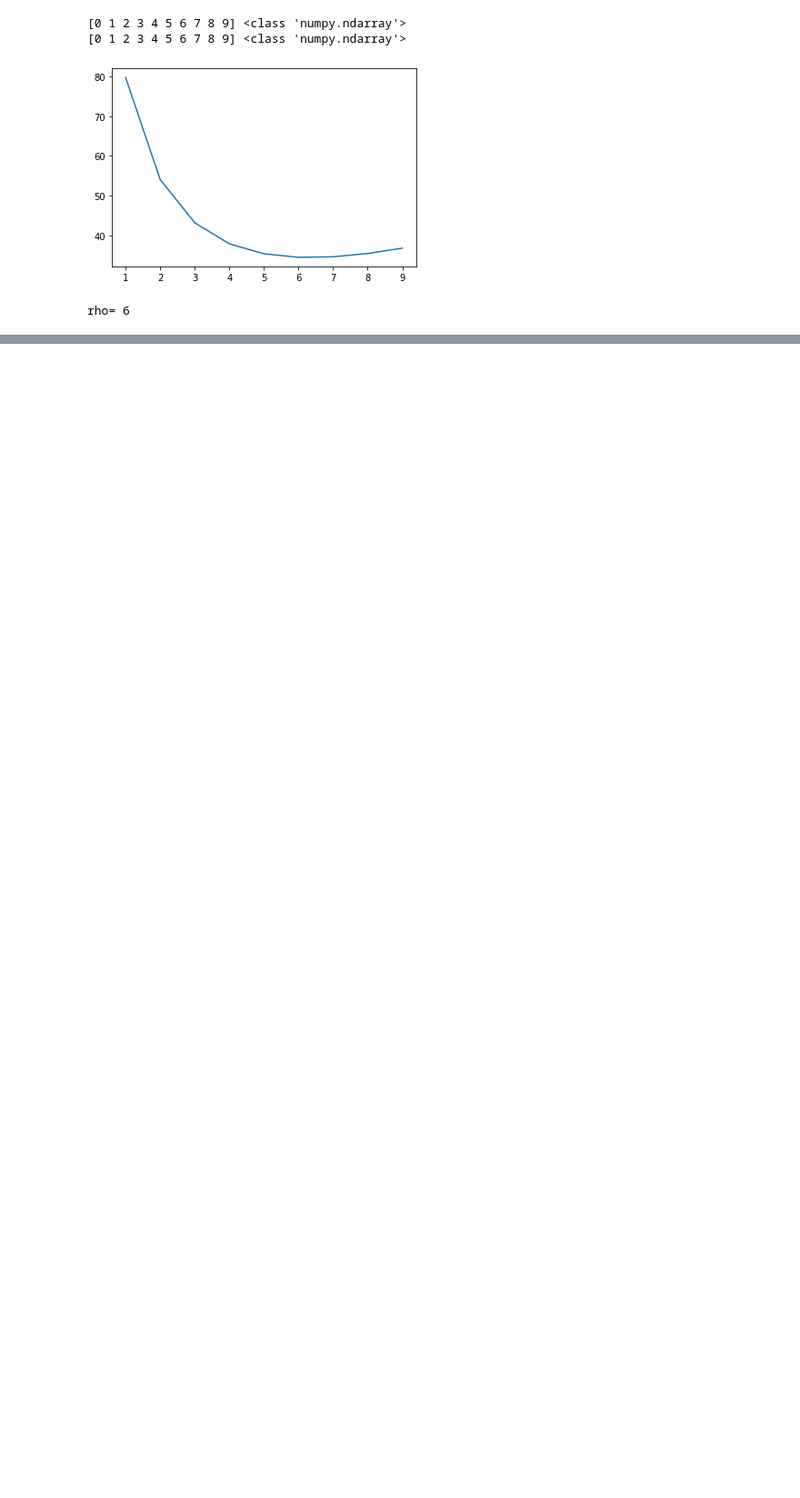
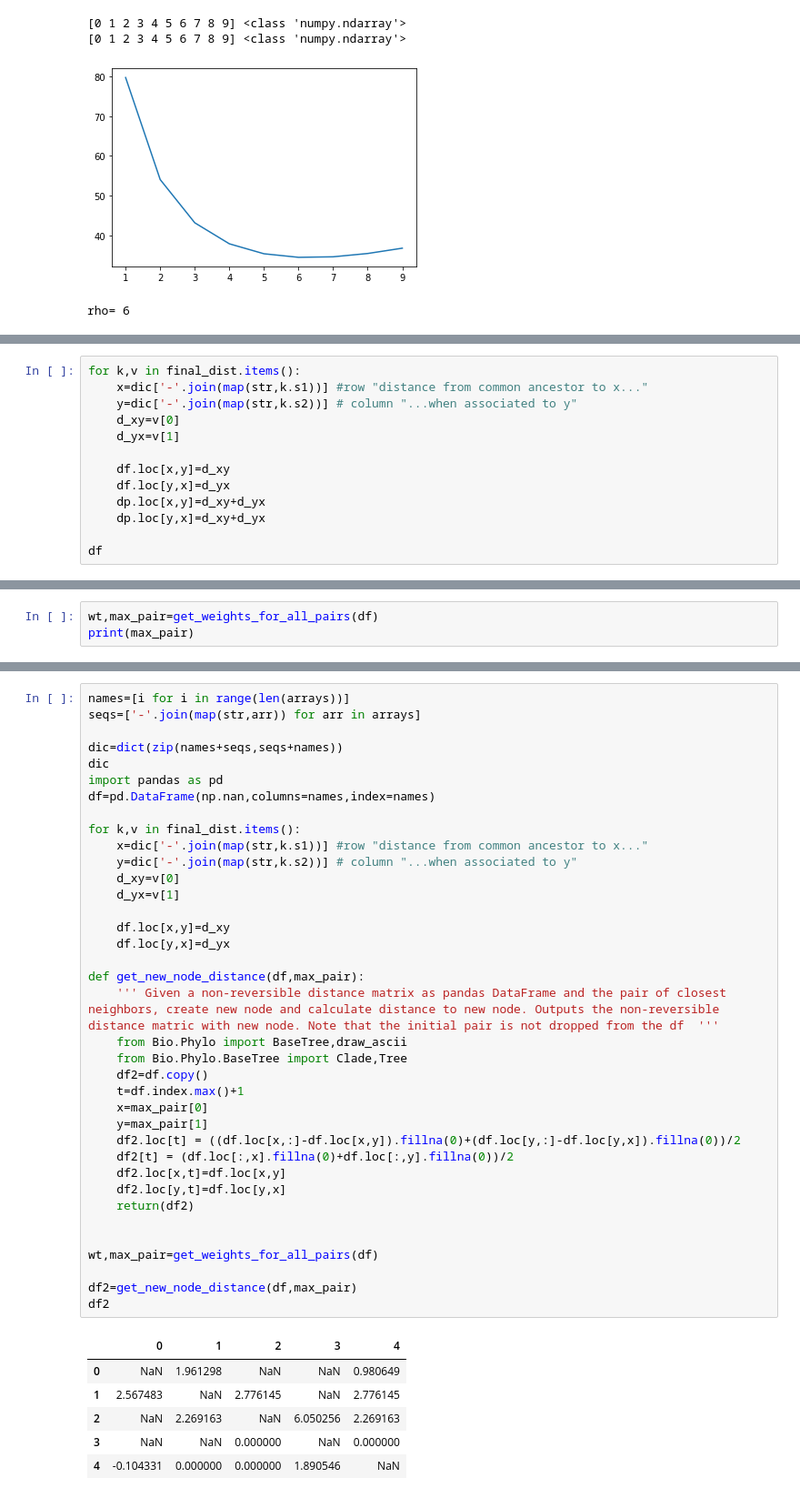
Before and after one commit to maepz/CRISPR_distance, a Jupyter notebook: CRISPR_distance_brouillon.ipynb, the cells around one changed output, grey strips where cells are left out. Shown at 91% size. Drawn from its saved outputs; the diff is of its cells as text; blank space fills up the shorter version.

Commit message:
Implemented Phylogeny from CRISPR

```diff
--- a/CRISPR_distance_brouillon.ipynb
+++ b/CRISPR_distance_brouillon.ipynb
@@ -1099,0 +1219,13 @@ rho= 6
+# %%
+for k,v in final_dist.items():
+    x=dic['-'.join(map(str,k.s1))] #row "distance from common ancestor to x..."
+    y=dic['-'.join(map(str,k.s2))] # column "...when associated to y"
+    d_xy=v[0]
+    d_yx=v[1]
+
+    df.loc[x,y]=d_xy
+    df.loc[y,x]=d_yx
+    dp.loc[x,y]=d_xy+d_yx
+    dp.loc[y,x]=d_xy+d_yx
+
+df
@@ -1099,0 +1285,3 @@ rho= 6
+# %%
+wt,max_pair=get_weights_for_all_pairs(df)
+print(max_pair)
@@ -1099,0 +1290,44 @@ rho= 6
+# %%
+names=[i for i in range(len(arrays))]
+seqs=['-'.join(map(str,arr)) for arr in arrays]
+
+dic=dict(zip(names+seqs,seqs+names))
+dic
+import pandas as pd
+df=pd.DataFrame(np.nan,columns=names,index=names)
+
+for k,v in final_dist.items():
+    x=dic['-'.join(map(str,k.s1))] #row "distance from common ancestor to x..."
+    y=dic['-'.join(map(str,k.s2))] # column "...when associated to y"
+    d_xy=v[0]
+    d_yx=v[1]
+
+    df.loc[x,y]=d_xy
+    df.loc[y,x]=d_yx
+
+def get_new_node_distance(df,max_pair):
+    ''' Given a non-reversible distance matrix as pandas DataFrame and the pair of closest neighbors, create new node and calculate distance to new node. Outputs the non-reversible distance matric with new node. Note that the initial pair is not dropped from the df  '''
+    from Bio.Phylo import BaseTree,draw_ascii
+    from Bio.Phylo.BaseTree import Clade,Tree
+    df2=df.copy()
+    t=df.index.max()+1
+    x=max_pair[0]
+    y=max_pair[1]
+    df2.loc[t] = ((df.loc[x,:]-df.loc[x,y]).fillna(0)+(df.loc[y,:]-df.loc[y,x]).fillna(0))/2
+    df2[t] = (df.loc[:,x].fillna(0)+df.loc[:,y].fillna(0))/2
+    df2.loc[x,t]=df.loc[x,y]
+    df2.loc[y,t]=df.loc[y,x]
+    return(df2)
+
+
+wt,max_pair=get_weights_for_all_pairs(df)
+
+df2=get_new_node_distance(df,max_pair)
+df2
+# %% [output]
+|  | 0 | 1 | 2 | 3 | 4 |
+| 0 | NaN | 1.961298 | NaN | NaN | 0.980649 |
+| 1 | 2.567483 | NaN | 2.776145 | NaN | 2.776145 |
+| 2 | NaN | 2.269163 | NaN | 6.050256 | 2.269163 |
+| 3 | NaN | NaN | 0.000000 | NaN | 0.000000 |
+| 4 | -0.104331 | 0.000000 | 0.000000 | 1.890546 | NaN |
```
Also changed, not shown: parts of 14 cells of this notebook, 2 other files.
